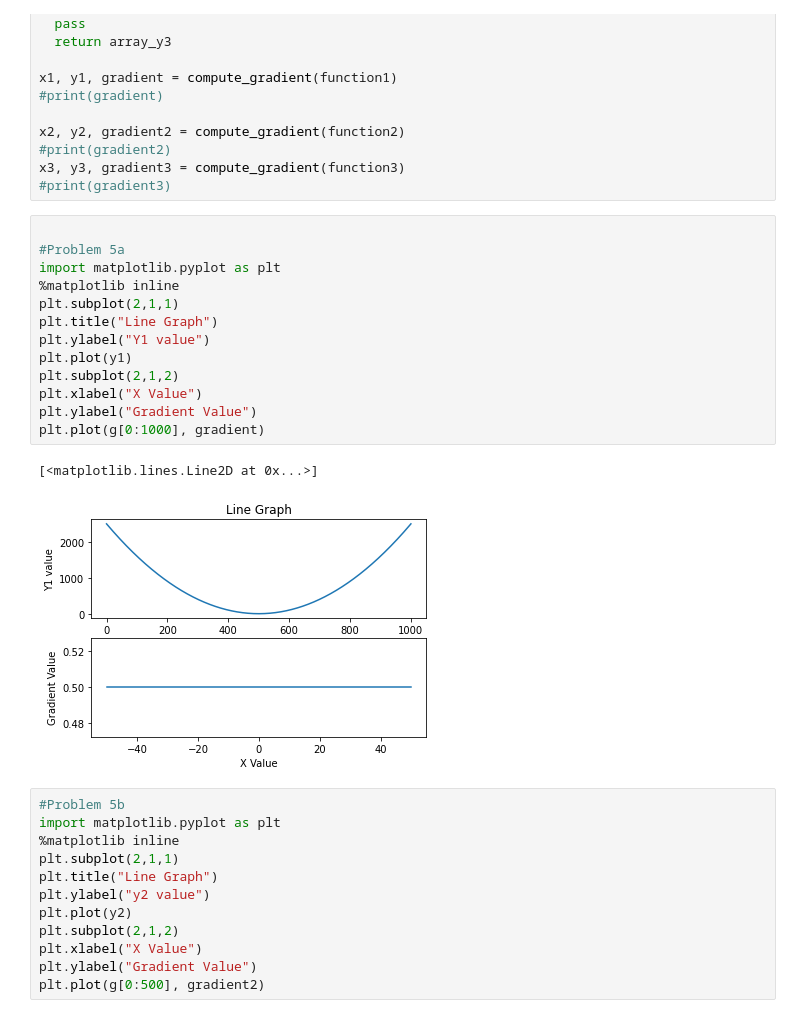
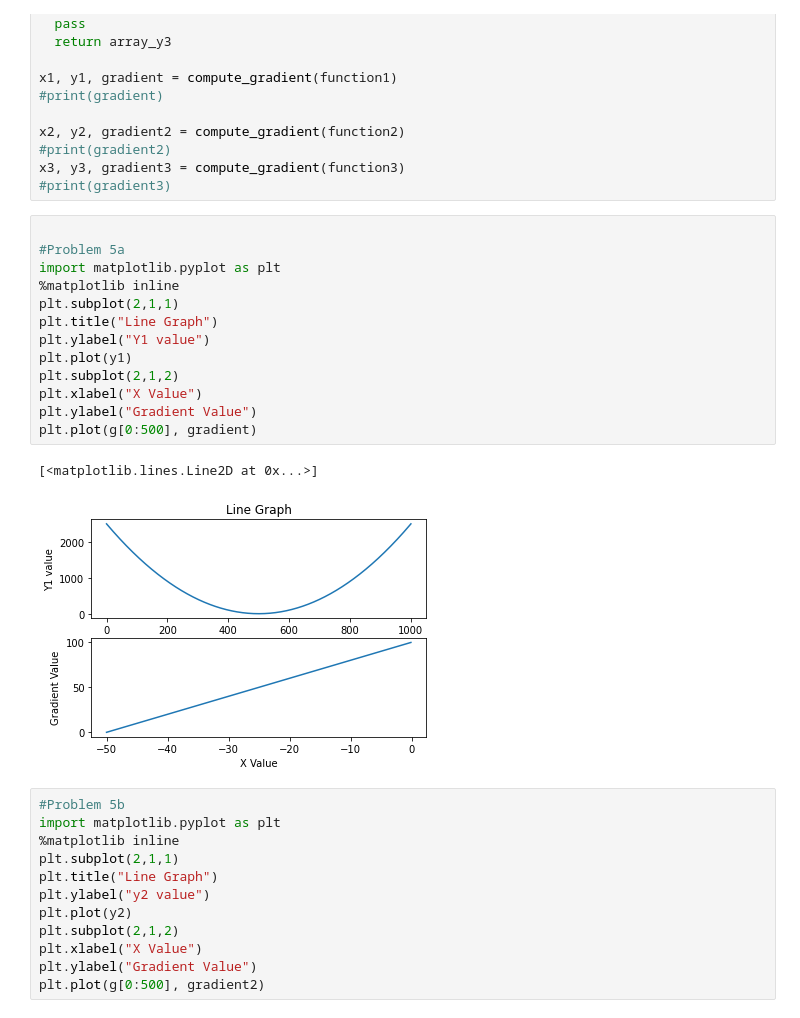
Before and after one commit to pafernannapi18/GithubIntro, a Jupyter notebook: NinethAssignment.ipynb, the cells around one changed output. Drawn from its saved outputs; the diff is of its cells as text.

```diff
--- a/NinethAssignment.ipynb
+++ b/NinethAssignment.ipynb
@@ -103,19 +103,19 @@ x3, y3, gradient3 = compute_gradient(function3)
 # %%
 
 #Problem 5a
 import matplotlib.pyplot as plt
 %matplotlib inline
 plt.subplot(2,1,1)
 plt.title("Line Graph")
 plt.ylabel("Y1 value")
 plt.plot(y1)
 plt.subplot(2,1,2)
 plt.xlabel("X Value")
 plt.ylabel("Gradient Value")
-plt.plot(g[0:1000], gradient)
+plt.plot(g[0:500], gradient)
 # %% [output]
 [<matplotlib.lines.Line2D at 0x...>]
-[figure, old version]
+[figure, new version]
 # %%
 #Problem 5b
 import matplotlib.pyplot as plt
```
